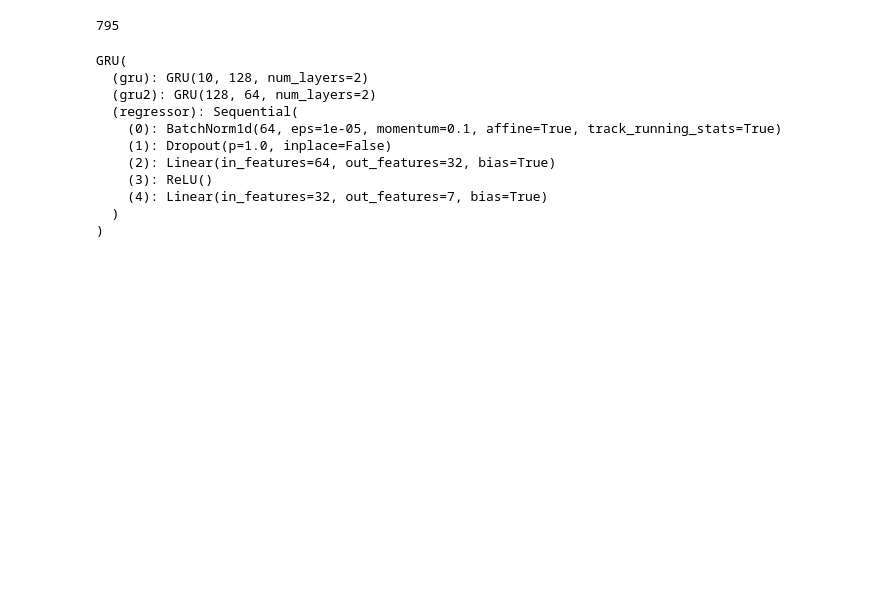
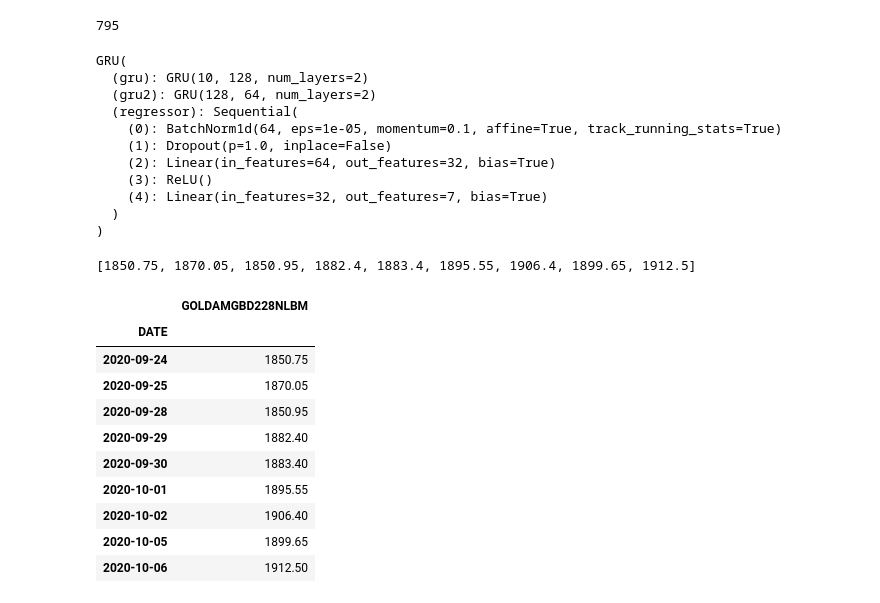
Before and after one commit to cjssla1/projectJucker, a Jupyter notebook: Code/김경중/GRU/gru_predict.ipynb, the cells around one changed output. Cells and saved outputs as stored; diff of their text form; code cells hidden in the pictures; blank space fills up the shorter version.

```diff
--- a/Code/김경중/GRU/gru_predict.ipynb
+++ b/Code/김경중/GRU/gru_predict.ipynb
@@ -169,3 +189,21 @@ GRU(
     (4): Linear(in_features=32, out_features=7, bias=True)
   )
 )
+# %%
+gold
+# %% [output]
+[1850.75, 1870.05, 1850.95, 1882.4, 1883.4, 1895.55, 1906.4, 1899.65, 1912.5]
+# %%
+df_gold
+# %% [output]
+|  | GOLDAMGBD228NLBM |
+| DATE |  |
+| 2020-09-24 | 1850.75 |
+| 2020-09-25 | 1870.05 |
+| 2020-09-28 | 1850.95 |
+| 2020-09-29 | 1882.40 |
+| 2020-09-30 | 1883.40 |
+| 2020-10-01 | 1895.55 |
+| 2020-10-02 | 1906.40 |
+| 2020-10-05 | 1899.65 |
+| 2020-10-06 | 1912.50 |
```
Also changed, not shown: parts of 8 cells of this notebook.
